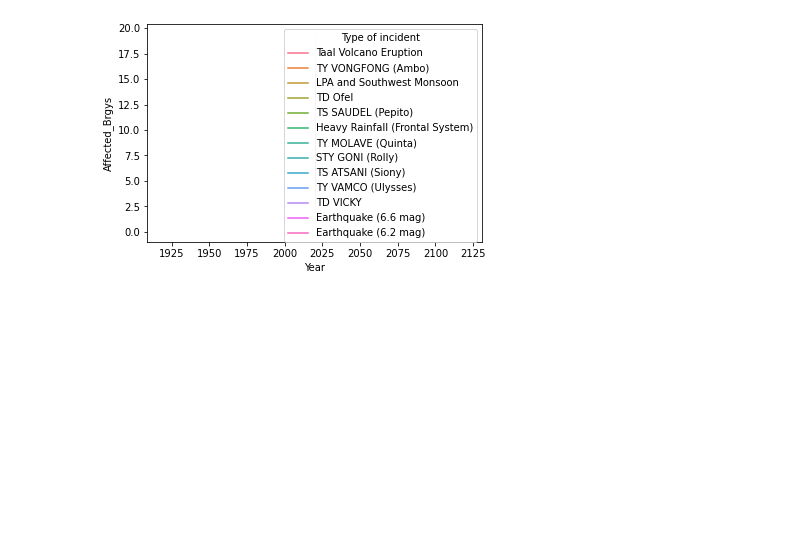
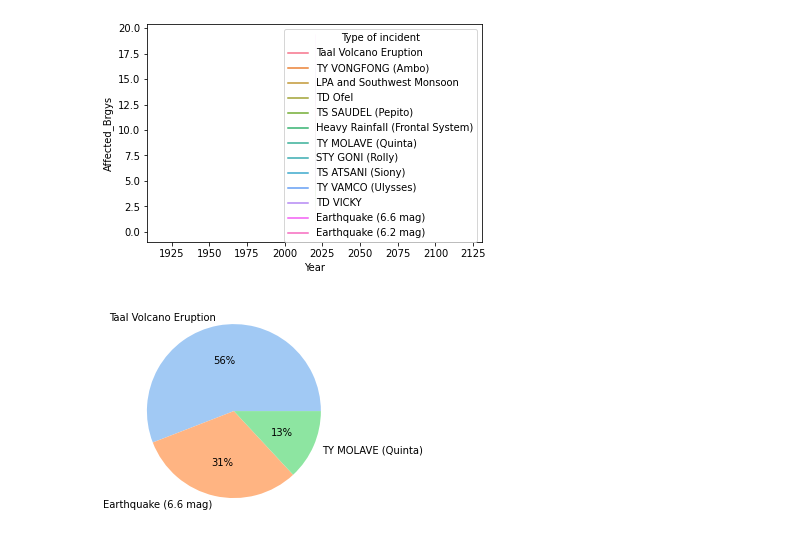
Before and after one commit to BienceNicoCacao/ITBA-3206_TeamDisastersAnalImpact-, a Jupyter notebook: Strategic_Preparedness_for_Disaster_with_DIA.ipynb, the cells around one changed output. Saved outputs shown, nothing was run; the diff lists cells and outputs as text; code cells hidden in the pictures; blank space fills up the shorter version.

Commit message:
codes graph

```diff
--- a/Strategic_Preparedness_for_Disaster_with_DIA.ipynb
+++ b/Strategic_Preparedness_for_Disaster_with_DIA.ipynb
@@ -137,3 +137,16 @@ sns.lineplot(data=df, x='Year', y='Affected_Brgys', hue='Type of incident')
 # %% [output]
 <matplotlib.axes._subplots.AxesSubplot at 0x...>
 [figure]
+# %%
+import matplotlib.pyplot as plt
+import seaborn as sns
+
+data = [4500, 2500, 1053]
+labels = ['Taal Volcano Eruption','Earthquake (6.6 mag)','TY MOLAVE (Quinta)']
+
+colors = sns.color_palette('pastel')[0:5]
+
+plt.pie(data, labels = labels, colors = colors, autopct='%.0f%%')
+plt.show()
+# %% [output]
+[figure, added]
```
